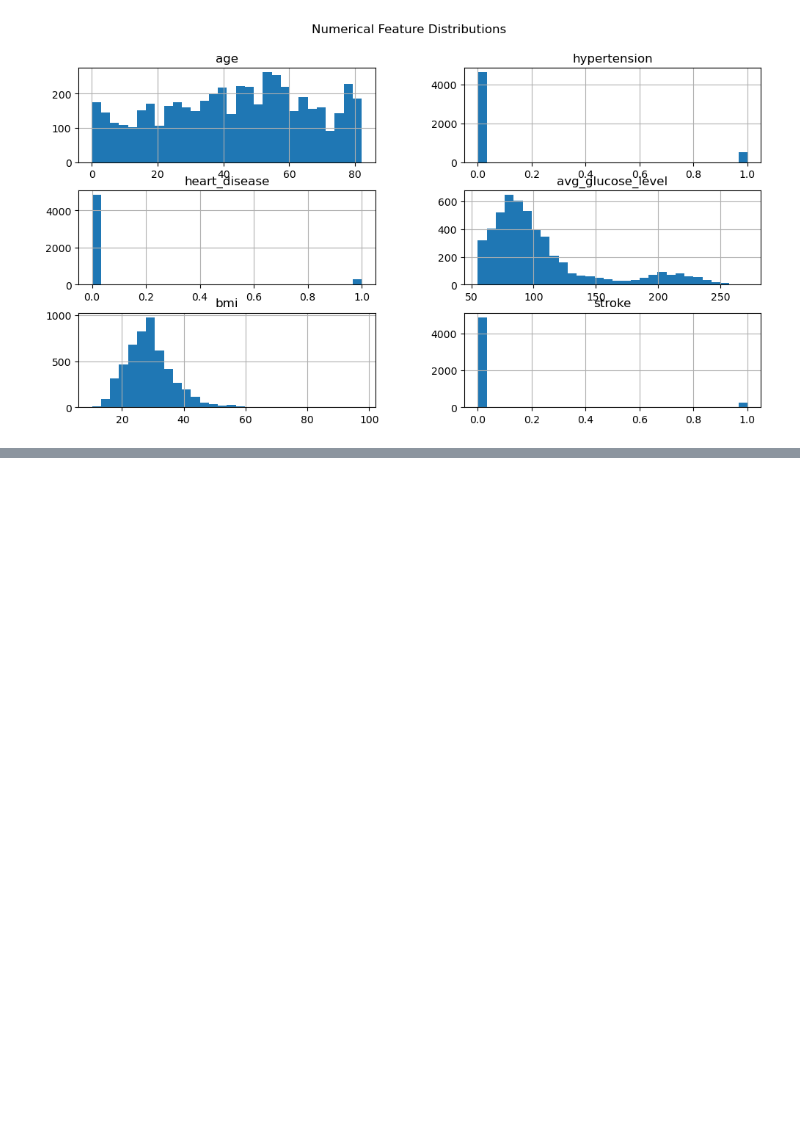
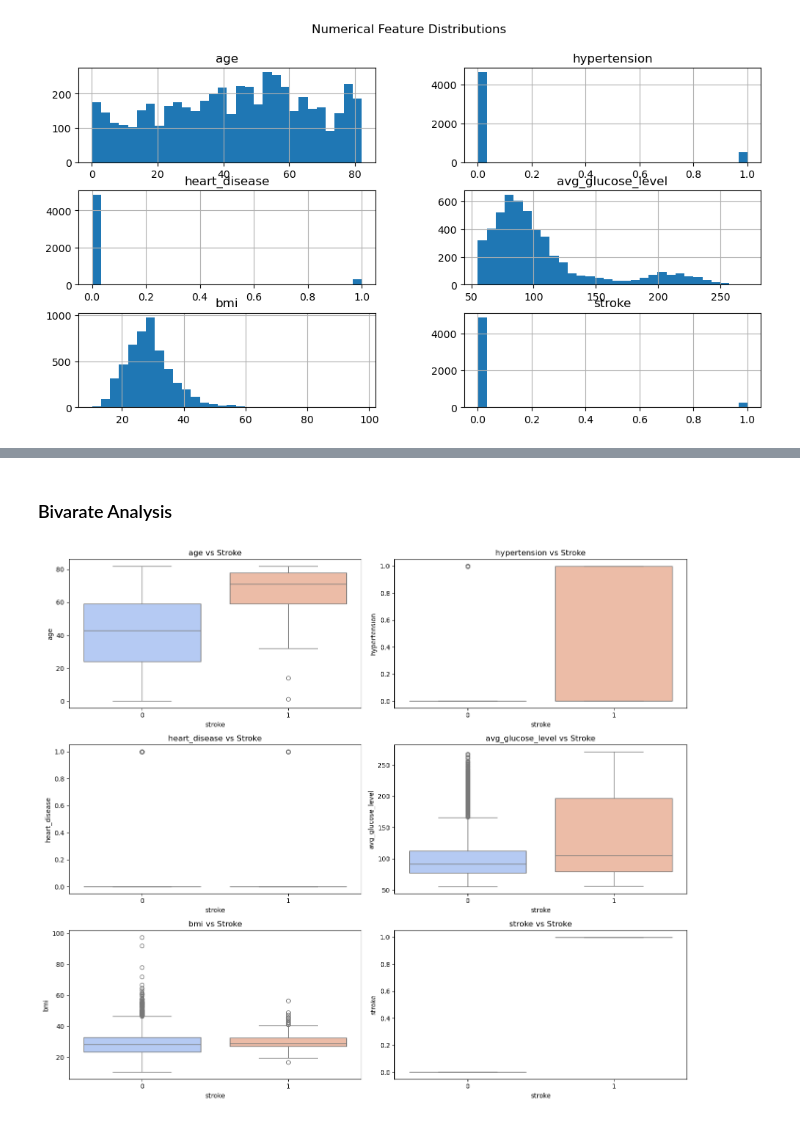
Before and after one commit to iamsermie/IDSS-ICA-2, a Jupyter notebook: stroke decision support system.ipynb, the cells around one changed output, grey strips where cells are left out. Cells and saved outputs as stored; diff of their text form; code cells hidden in the pictures; blank space fills up the shorter version.

```diff
--- a/stroke decision support system.ipynb
+++ b/stroke decision support system.ipynb
@@ -175,0 +218,14 @@ plt.show()
+# %% [markdown]
+### Bivarate Analysis
+# %%
+fig, axes = plt.subplots(3, 2, figsize=(14, 12))
+axes = axes.flatten()
+
+for idx, col in enumerate(num_cols):
+    sns.boxplot(data=df, x='stroke', y=col, palette='coolwarm', ax=axes[idx])
+    axes[idx].set_title(f'{col} vs Stroke')
+
+plt.tight_layout()
+plt.show()
+# %% [output]
+[figure, added]
```
Also changed, not shown: parts of 10 cells of this notebook.
